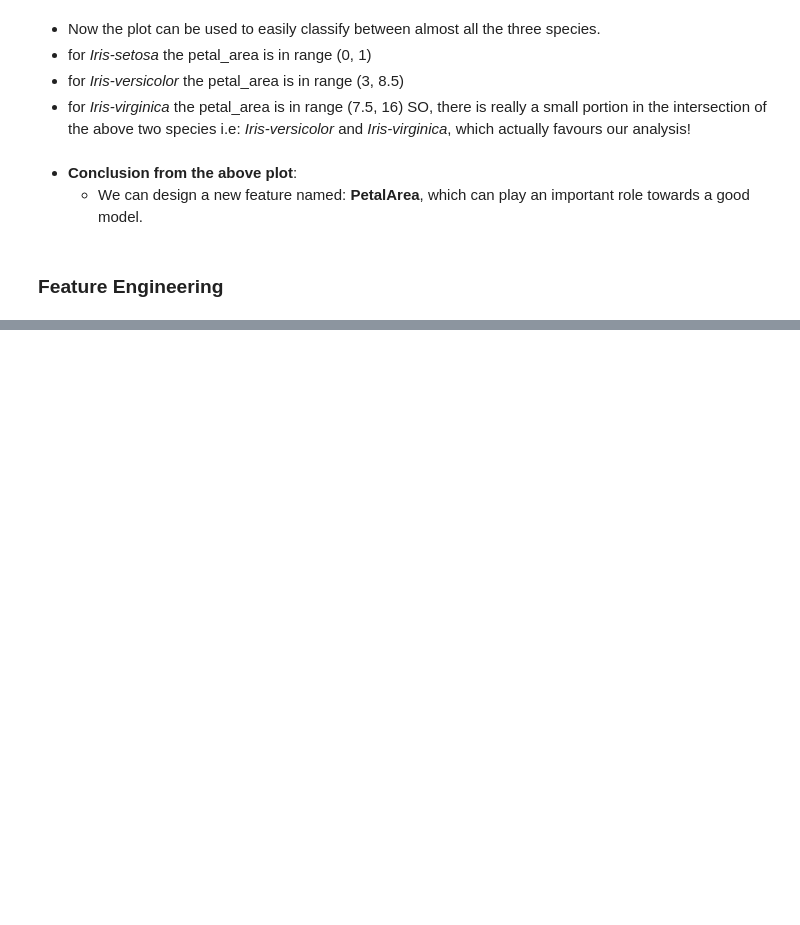
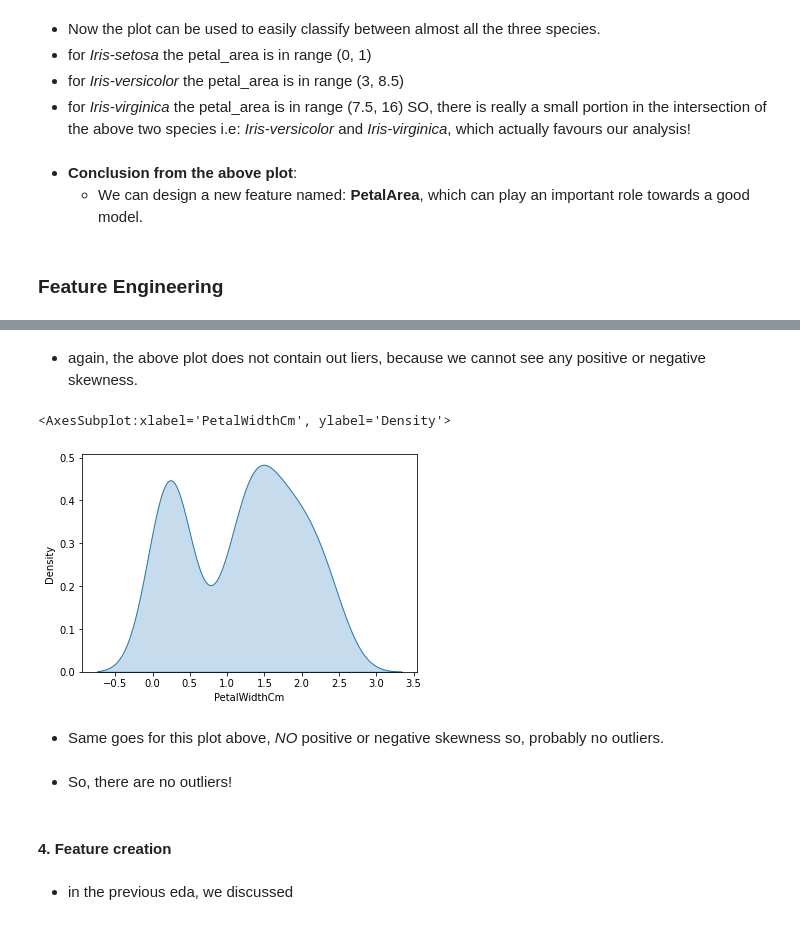
Before and after one commit to RedocamaI/Prediction-using-Decision-Algorithm, a Jupyter notebook: classify.ipynb, the cells around one changed output, grey strips where cells are left out. Drawn from its saved outputs; the diff is of its cells as text; code cells hidden in the pictures; blank space fills up the shorter version.

```diff
--- a/classify.ipynb
+++ b/classify.ipynb
@@ -195,0 +272,15 @@ sns.heatmap(iris_data.corr(), cbar=True, annot=True, cmap='Blues')
+# %% [markdown]
+- again, the above plot does not contain out liers, because we cannot see any positive or negative skewness.
+# %%
+sns.kdeplot(data=iris_data['PetalWidthCm'], shade=True)
+# %% [output]
+<AxesSubplot:xlabel='PetalWidthCm', ylabel='Density'>
+[figure, added]
+# %% [markdown]
+- Same goes for this plot above, *NO* positive or negative skewness so, probably no outliers.
+# %% [markdown]
+- So, there are no outliers!
+# %% [markdown]
+#### 4. Feature creation
+# %% [markdown]
+- in the previous eda, we discussed
```
Also changed, not shown: parts of 20 cells of this notebook.
